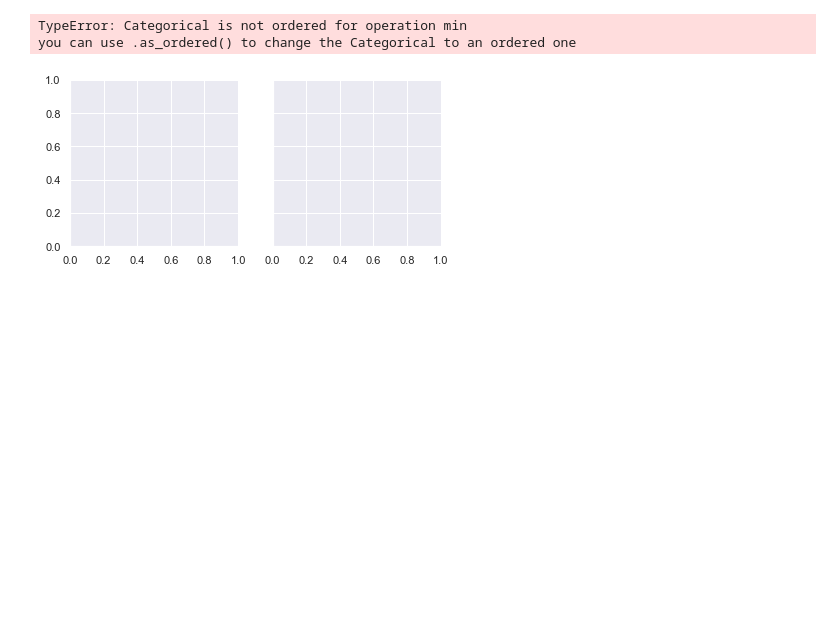
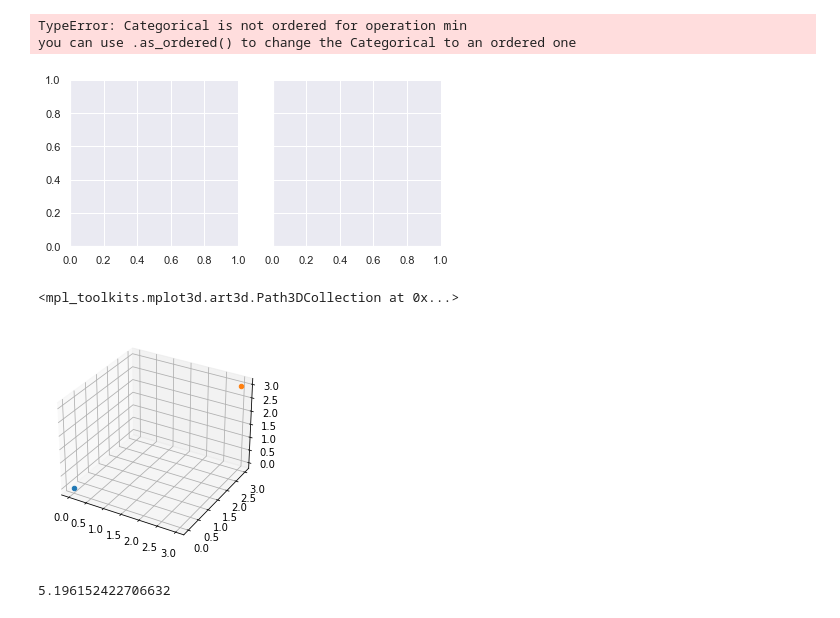
Before and after one commit to Andy666Fox/TINY_DS_PROJECTS, a Jupyter notebook: Mushroom_classification/Mushroom_main.ipynb, the cells around one changed output. Drawn from its saved outputs; the diff is of its cells as text; code cells hidden in the pictures; blank space fills up the shorter version.

```diff
--- a/Mushroom_classification/Mushroom_main.ipynb
+++ b/Mushroom_classification/Mushroom_main.ipynb
@@ -456,0 +460,9 @@ you can use .as_ordered() to change the Categorical to an ordered one
+# %%
+fig = plt.figure()
+ax = fig.add_subplot(111, projection='3d')
+
+ax.scatter(0,0,0)
+ax.scatter(3,3,3)
+# %% [output]
+<mpl_toolkits.mplot3d.art3d.Path3DCollection at 0x...>
+[figure, added]
@@ -456,0 +477,5 @@ you can use .as_ordered() to change the Categorical to an ordered one
+# %%
+distance = np.sqrt(sum_square)
+distance
+# %% [output]
+5.196152422706632
```
Also changed, not shown: parts of 3 cells of this notebook.
